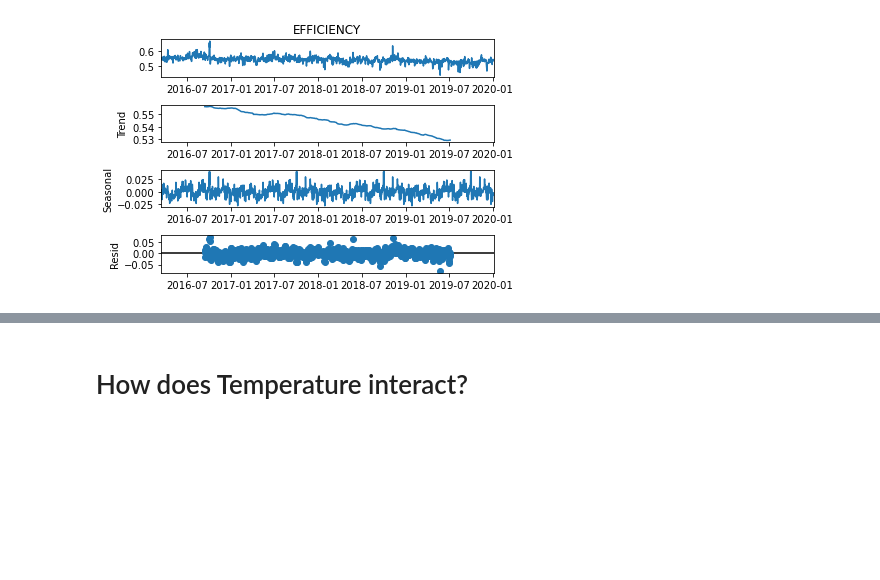
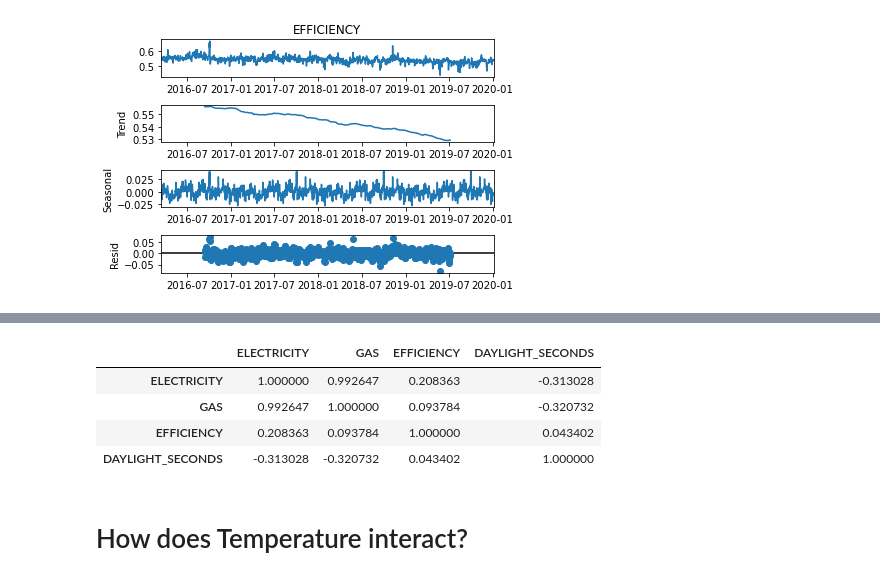
Before and after one commit to r4ch45/charterful, a Jupyter notebook: notebooks/3-what-affects-efficiency.ipynb, the cells around one changed output, grey strips where cells are left out. Drawn from its saved outputs; the diff is of its cells as text; code cells hidden in the pictures; blank space fills up the shorter version.

```diff
--- a/notebooks/3-what-affects-efficiency.ipynb
+++ b/notebooks/3-what-affects-efficiency.ipynb
@@ -152,3 +209,11 @@ a = seasonality.plot()
+# %%
+df.corr()
+# %% [output]
+|  | ELECTRICITY | GAS | EFFICIENCY | DAYLIGHT_SECONDS |
+| ELECTRICITY | 1.000000 | 0.992647 | 0.208363 | -0.313028 |
+| GAS | 0.992647 | 1.000000 | 0.093784 | -0.320732 |
+| EFFICIENCY | 0.208363 | 0.093784 | 1.000000 | 0.043402 |
+| DAYLIGHT_SECONDS | -0.313028 | -0.320732 | 0.043402 | 1.000000 |
 # %% [markdown]
 # How does Temperature interact?
 # %%
```
Also changed, not shown: parts of 13 cells of this notebook, 8 other files.
